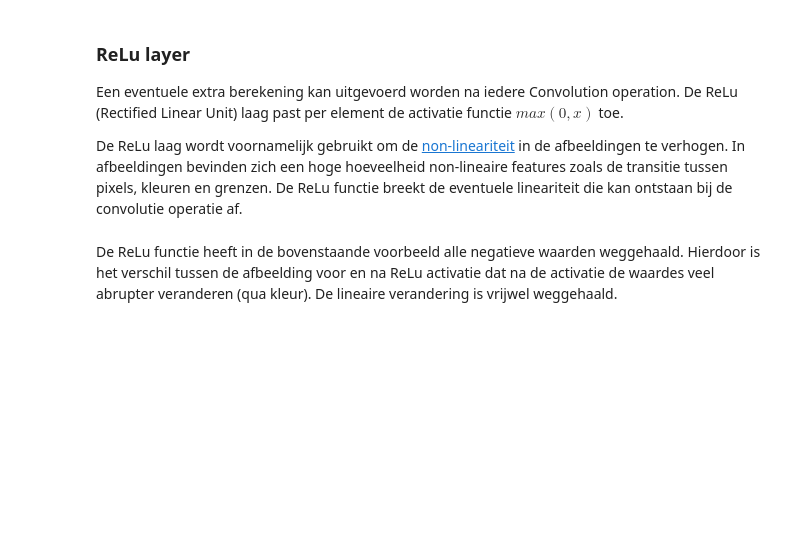
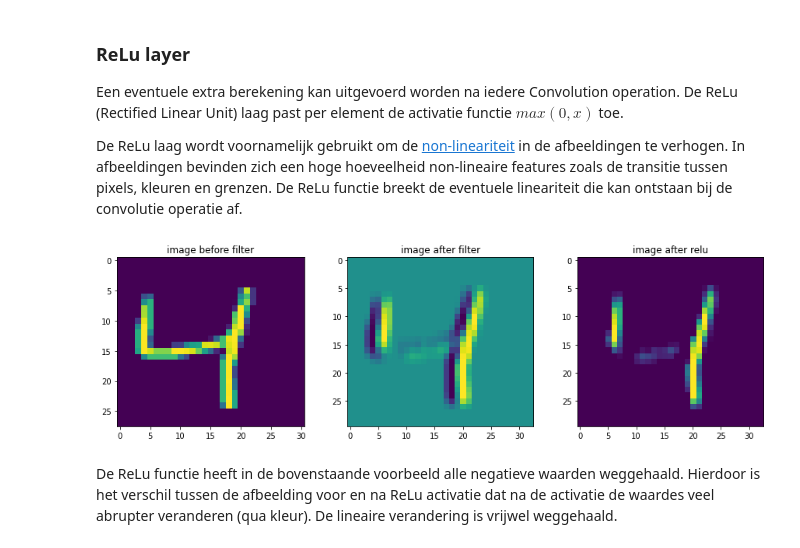
Before and after one commit to Kerbusch/vision2022, a Jupyter notebook: visionOpdracht5/2-CNN-layers_explained.ipynb, the cells around one changed output. Saved outputs shown, nothing was run; the diff lists cells and outputs as text; code cells hidden in the pictures; blank space fills up the shorter version.

```diff
--- a/visionOpdracht5/2-CNN-layers_explained.ipynb
+++ b/visionOpdracht5/2-CNN-layers_explained.ipynb
@@ -208,25 +208,28 @@ De ReLu (Rectified Linear Unit) laag past per element de activatie functie $max(
 De ReLu laag wordt voornamelijk gebruikt om de [non-lineariteit](https://www.investopedia.com/terms/n/nonlinearity.asp) in de afbeeldingen te verhogen. In afbeeldingen bevinden zich een hoge hoeveelheid non-lineaire features zoals de transitie tussen pixels, kleuren en grenzen. De ReLu functie breekt de eventuele lineariteit die kan ontstaan bij de convolutie operatie af.
 # %%
 #ReLu function
-def relu(X):
+def relu(X: int):
     # TODO schrijf de ReLu functie
+    return np.maximum(0, X)
 
 
 # plot the filters
 fig, axs = plt.subplots(1, 3, figsize=(15, 4))
 
 axs[0].imshow(image_to_filter)
 axs[0].set_title("image before filter")
 
 filtered_img = convolve2d(image_to_filter, gx_sobel)
 
 axs[1].imshow(filtered_img)
 axs[1].set_title("image after filter")
 
 axs[2].imshow(relu(filtered_img))
 axs[2].set_title("image after relu")
 
 plt.show()
+# %% [output]
+[figure, added]
 # %% [markdown]
 De ReLu functie heeft in de bovenstaande voorbeeld alle negatieve waarden weggehaald. Hierdoor is het verschil tussen de afbeelding voor en na ReLu activatie dat na de activatie de waardes veel abrupter veranderen (qua kleur). De lineaire verandering is vrijwel weggehaald.
 # %% [markdown]
```
Also changed, not shown: parts of 3 cells of this notebook, 3 other files.
